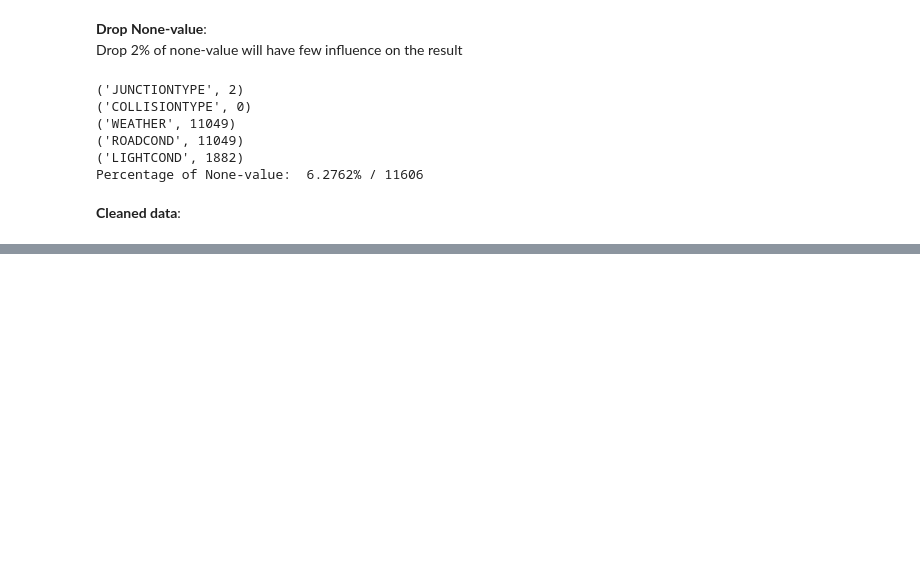
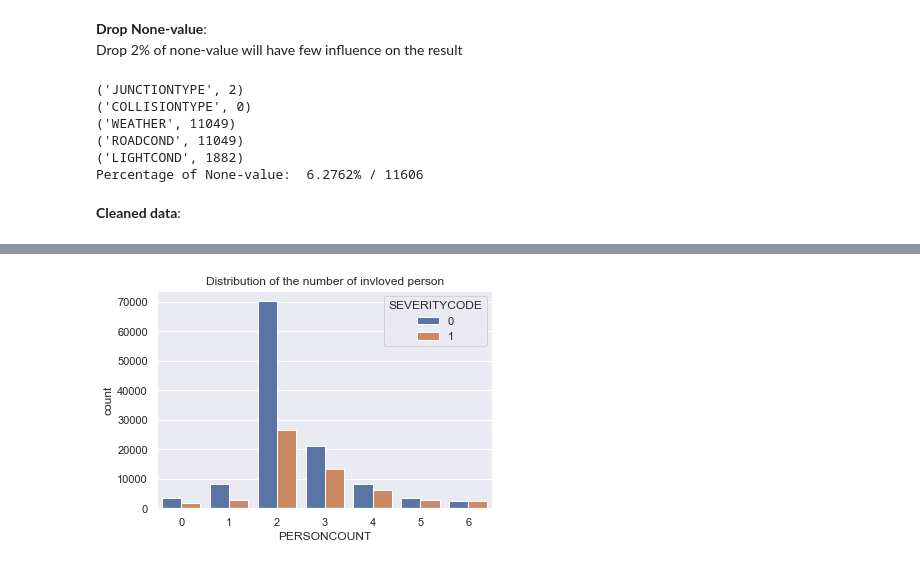
Before and after one commit to maxianren/Coursera_Capstone, a Jupyter notebook: capstone_project.ipynb, the cells around one changed output, grey strips where cells are left out. Saved outputs shown, nothing was run; the diff lists cells and outputs as text; code cells hidden in the pictures; blank space fills up the shorter version.

```diff
--- a/capstone_project.ipynb
+++ b/capstone_project.ipynb
@@ -604,0 +659,3 @@ df.head()
+# %%
+df['PERSONCOUNT'].loc[df['PERSONCOUNT']>=6]=6
+df['PERSONCOUNT'].astype(str).value_counts().index
@@ -604,0 +668,8 @@ df.head()
+# %%
+ax_person_involved = sns.countplot(x="PERSONCOUNT",
+                                   hue='SEVERITYCODE',
+                                   data=df,
+                                   order=[0,1,2,3,4,5,6])\
+                        .set_title("Distribution of the number of invloved person")
+# %% [output]
+[figure, added]
```
Also changed, not shown: parts of 19 cells of this notebook, 1 other file.
